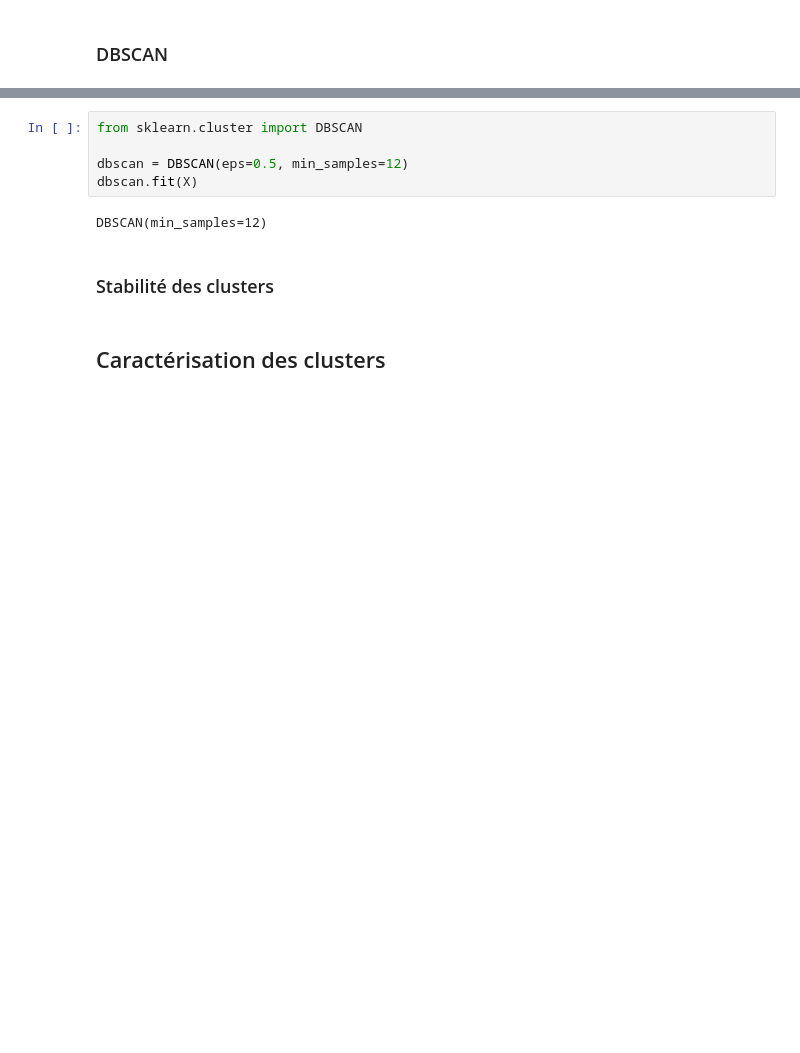
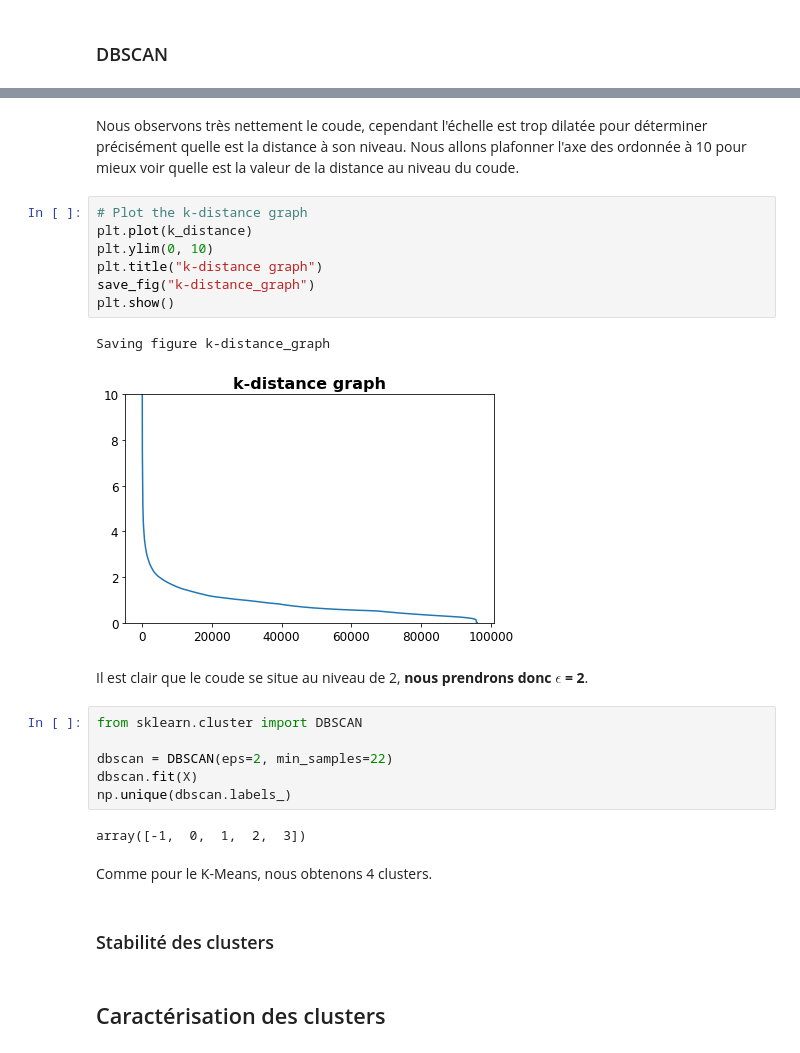
Before and after one commit to Pierre-Eloi/OC_DS_Project5, a Jupyter notebook: Project5_Data_Clustering.ipynb, the cells around one changed output, grey strips where cells are left out. Cells and saved outputs as stored; diff of their text form; blank space fills up the shorter version.

```diff
--- a/Project5_Data_Clustering.ipynb
+++ b/Project5_Data_Clustering.ipynb
@@ -309,10 +341,27 @@ L'utilisation de DBSCAN requière la configuration de deux hyperparamètres :
+# %% [markdown]
+Nous observons très nettement le coude, cependant l'échelle est trop dilatée pour déterminer précisément quelle est la distance à son niveau. Nous allons plafonner l'axe des ordonnée à 10 pour mieux voir quelle est la valeur de la distance au niveau du coude.
+# %%
+# Plot the k-distance graph
+plt.plot(k_distance)
+plt.ylim(0, 10)
+plt.title("k-distance graph")
+save_fig("k-distance_graph")
+plt.show()
+# %% [output]
+Saving figure k-distance_graph
+[figure, added]
+# %% [markdown]
+Il est clair que le coude se situe au niveau de 2, **nous prendrons donc $\epsilon$ = 2**.
 # %%
 from sklearn.cluster import DBSCAN
 
-dbscan = DBSCAN(eps=0.5, min_samples=12)
+dbscan = DBSCAN(eps=2, min_samples=22)
 dbscan.fit(X)
+np.unique(dbscan.labels_)
 # %% [output]
-DBSCAN(min_samples=12)
+array([-1,  0,  1,  2,  3])
+# %% [markdown]
+Comme pour le K-Means, nous obtenons 4 clusters.
 # %% [markdown]
 ### Stabilité des clusters
 # %% [markdown]
```
Also changed, not shown: parts of 4 cells of this notebook.
